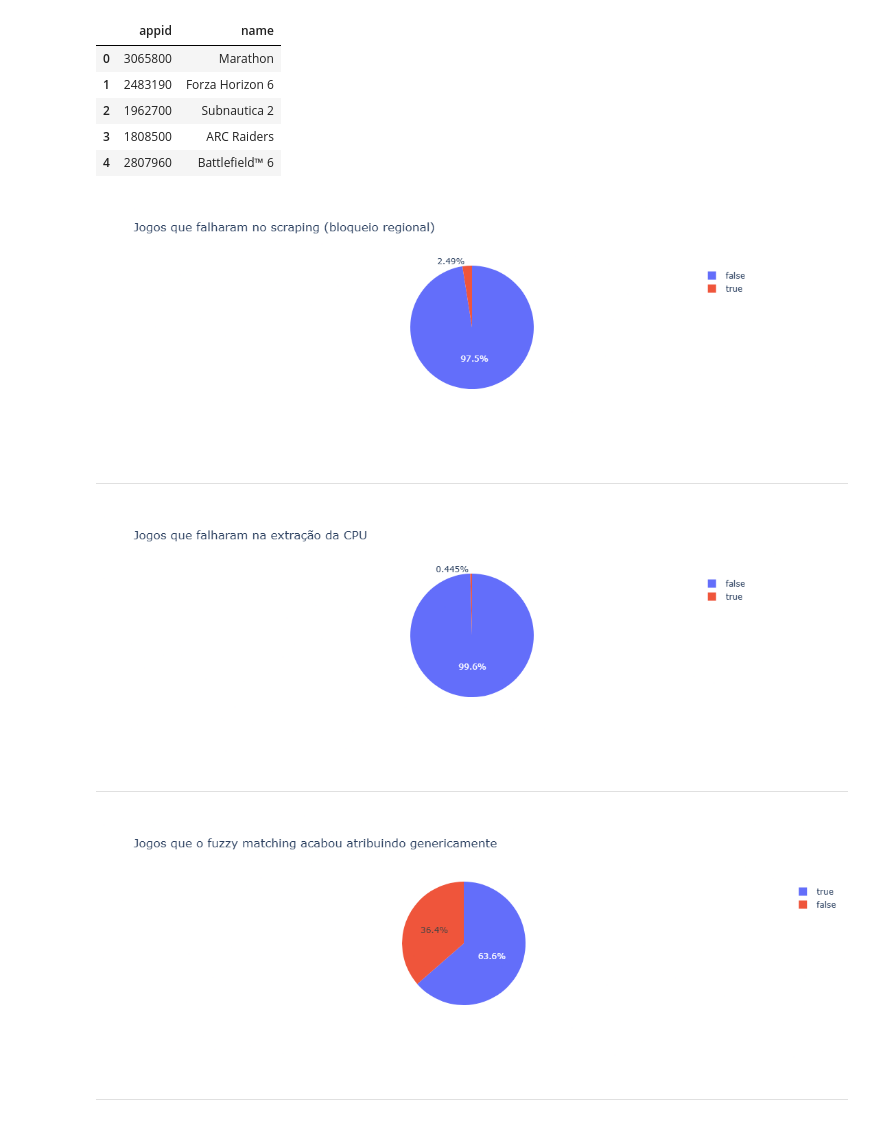
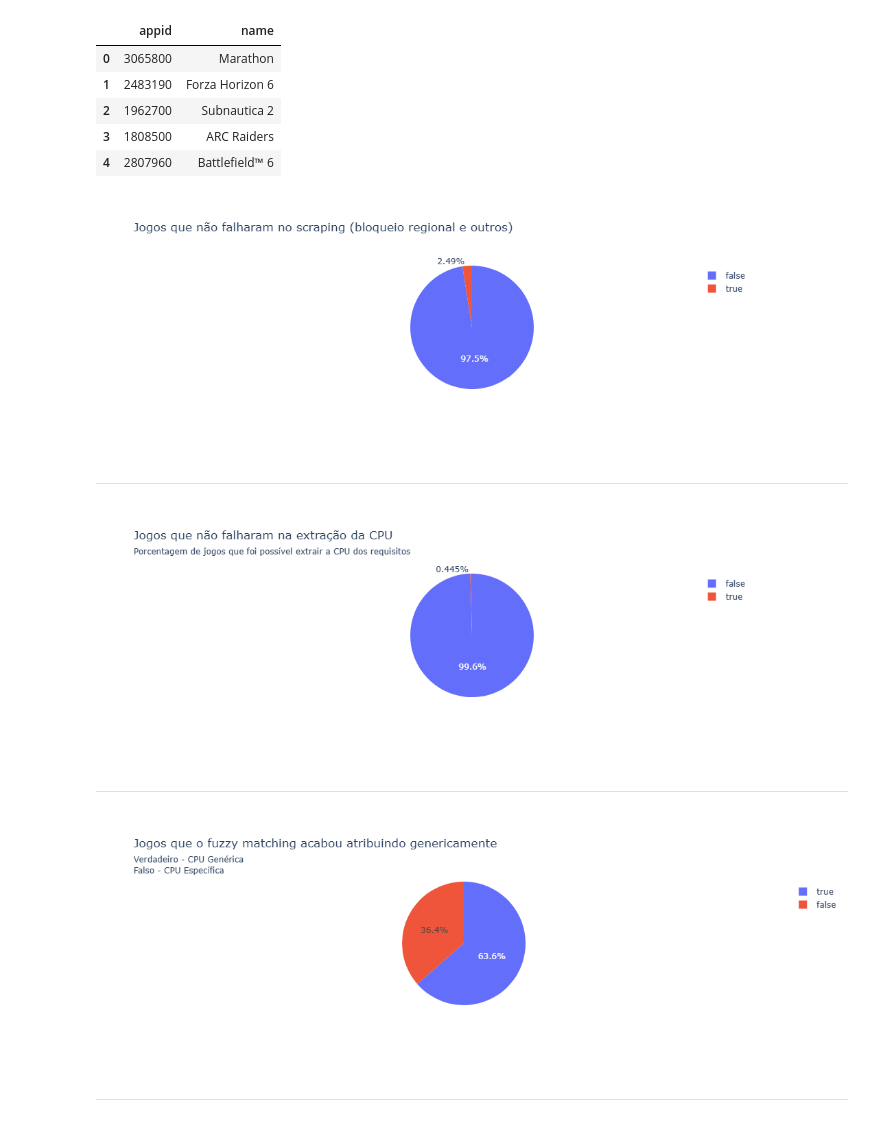
Before and after one commit to GrupoMackenzie/ProjetoAplicado03-DataScience-Mackenzie-2026, a Jupyter notebook: src/notebooks/Visualizations/results.ipynb, the cells around one changed output. Cells and saved outputs as stored; diff of their text form; code cells hidden in the pictures.

```diff
--- a/src/notebooks/Visualizations/results.ipynb
+++ b/src/notebooks/Visualizations/results.ipynb
@@ -28,25 +28,25 @@ steam_db_relevant_games.head()
 # %%
 steam_db_relevant_games['failed'] = steam_db_relevant_games['appid'].apply(lambda x: True if x in steam_failed.index else False)
 # %%
-px.pie(steam_db_relevant_games, names='failed', title='Jogos que falharam no scraping (bloqueio regional)')
+px.pie(steam_db_relevant_games, names='failed', title='Jogos que não falharam no scraping (bloqueio regional e outros)')
 # %% [output]
-[figure, old version]
+[figure, new version]
 # %% [markdown]
 ---
 # %%
 games_raw['failed'] = games_raw['appid'].apply(lambda x: True if x in games['appid'] else False)
 # %%
-px.pie(games_raw, names='failed', title='Jogos que falharam na extração da CPU')
+px.pie(games_raw, names='failed', title='Jogos que não falharam na extração da CPU', subtitle='Porcentagem de jogos que foi possível extrair a CPU dos requisitos')
 # %% [output]
-[figure, old version]
+[figure, new version]
 # %% [markdown]
 ---
 # %%
 games['isMatchGeneric'] = games['cpu_bench_confidence'].apply(lambda x: True if x < 90 else False)
 # %%
-px.pie(games, names='isMatchGeneric', title='Jogos que o fuzzy matching acabou atribuindo genericamente')
+px.pie(games, names='isMatchGeneric', title='Jogos que o fuzzy matching acabou atribuindo genericamente', subtitle='Verdadeiro - CPU Genérica<br>Falso - CPU Específica')
 # %% [output]
-[figure, old version]
+[figure, new version]
 # %% [markdown]
 ---
 # %%
```
